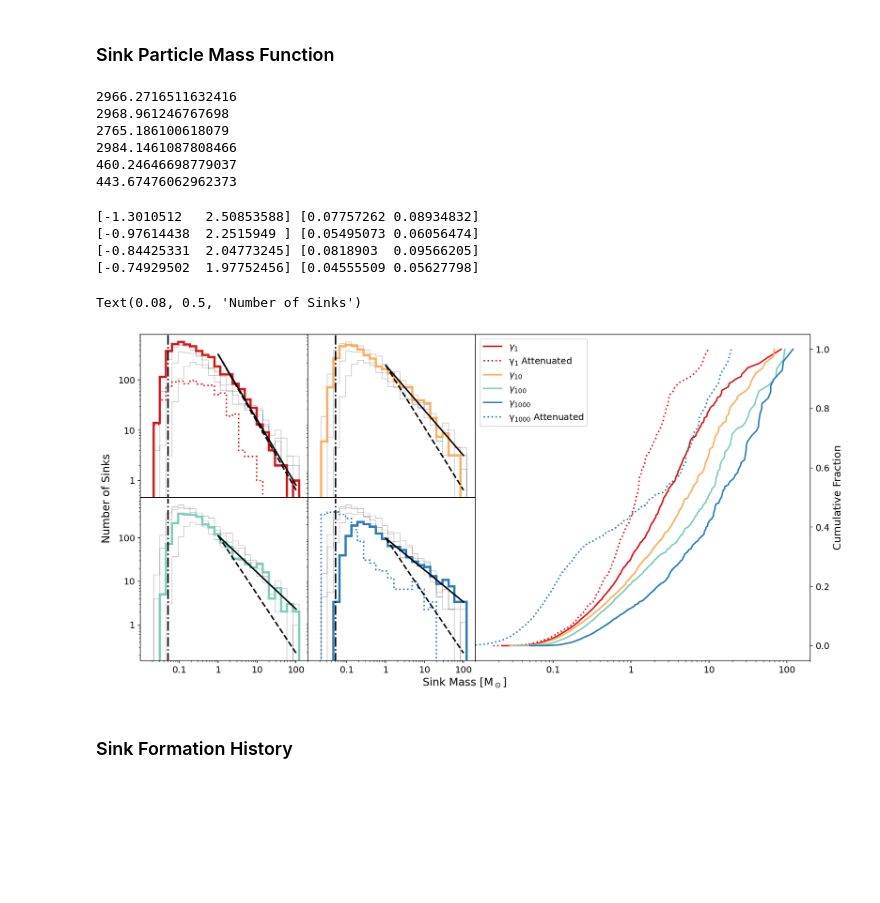
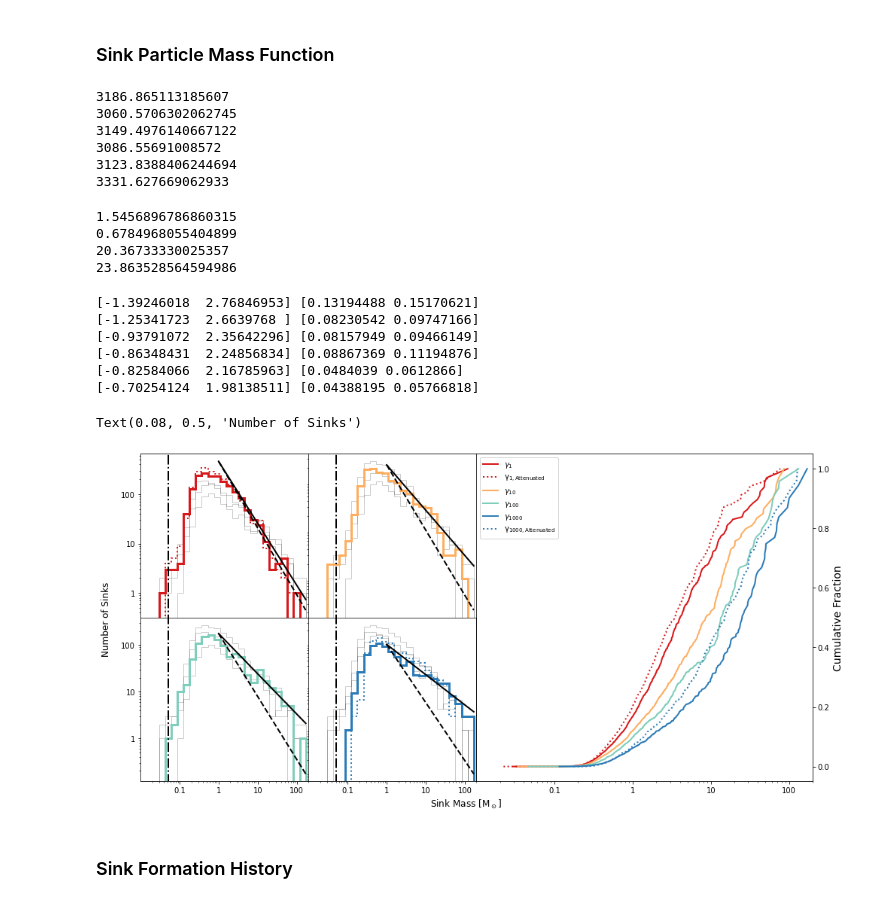
Before and after one commit to clonematthew/stardustCodes, a Jupyter notebook: sinkParticles.ipynb, the cells around one changed output. Cells and saved outputs as stored; diff of their text form; code cells hidden in the pictures; blank space fills up the shorter version.

```diff
--- a/sinkParticles.ipynb
+++ b/sinkParticles.ipynb
@@ -15,26 +15,26 @@ matplotlib.rcParams.update({'figure.dpi': 150})
 ### Sink Particle Mass Function
 # %%
 # Load in the sink data
-uv1s = readSinks(1, "/scratch/c.c1922522/bigClouds/UV1/sink_snap_148")
+uv1s = readSinks(1, "/UV1/sink_snap_074")
 print(np.sum(uv1s.sinkMass))
-uv10s = readSinks(1, "/scratch/c.c1922522/bigClouds/UV10/sink_snap_158")
+uv10s = readSinks(1, "/UV10/sink_snap_079")
 print(np.sum(uv10s.sinkMass))
-uv100s = readSinks(1, "/scratch/c.c1922522/bigClouds/UV100/sink_snap_166")
+uv100s = readSinks(1, "/UV100/sink_snap_087")
 print(np.sum(uv100s.sinkMass))
-uv1000s = readSinks(1, "/scratch/c.c1922522/bigClouds/UV1000/sink_snap_142")
+uv1000s = readSinks(1, "/UV1000/sink_snap_070")
 print(np.sum(uv1000s.sinkMass))
 
-uv1crs = readSinks(1, "/scratch/c.c1922522/bigClouds/UV1crAtt/sink_snap_089")
-uv1000crs = readSinks(1, "/scratch/c.c1922522/bigClouds/UV1000crAtt/sink_snap_087")
+uv1crs = readSinks(1, "/UV1attenuated/sink_snap_074")
+uv1000crs = readSinks(1, "/UV1000attenuated/sink_snap_063")
 print(np.sum(uv1crs.sinkMass))
 print(np.sum(uv1000crs.sinkMass))
 # %% [output]
-2966.2716511632416
-2968.961246767698
-2765.186100618079
-2984.1461087808466
-460.24646698779037
-443.67476062962373
+3186.865113185607
+3060.5706302062745
+3149.4976140667122
+3086.55691008572
+3123.8388406244694
+3331.627669062933
 # %%
 # Create the bins to plot against
 bins = np.linspace(np.min(np.log10(uv1s.sinkMass)), np.max(np.log10(uv1000s.sinkMass)), 25)
@@ -55,6 +55,22 @@ m2 = 10**m2
 m3 = 10**m3
 m4 = 10**m4
 bins = 10**bins
+# %%
+def getIMFStats(data):
+    print(np.mean(data.sinkMass))
+    print(np.median(data.sinkMass))
+
+    totalMass = np.sum(data.sinkMass)
+    mass = np.array(data.sinkMass)
+    print(100*np.sum(mass[mass<1])/totalMass)
+    print(100*np.sum(mass[mass>10])/totalMass)
+
+getIMFStats(uv1crs)
+# %% [output]
+1.5456896786860315
+0.6784968055404899
+20.36733330025357
+23.863528564594986
 # %%
 # Fit a line of best-fit
 def powerLawFit(x, alpha, beta):
@@ -78,7 +94,7 @@ axes = ["upper left", "upper center", "lower left", "lower center"]
 labels = ["$\\gamma_1$", "$\\gamma_{10}$", "$\\gamma_{100}$", "$\\gamma_{1000}$"]
 colors = [c.colours()[0], c.colours()[1], c.colours()[3], c.colours()[4]]
 m = [m1, m2, m3, m4]
-x = np.linspace(0, 2, 100)
+x = np.linspace(0, np.max(np.log10(uv1000s.sinkMass)), 100)
 
 # Plot the IMFs
 for i in range(4):
@@ -90,8 +106,18 @@ for i in range(4):
 
     if i == 0:
         hist = axs[axes[i]].hist(uv1crs.sinkMass, bins=bins, histtype="step", color=colors[i], linestyle=":", linewidth=2)
+        hist = np.histogram(np.log10(uv1crs.sinkMass), bins=20)
+        mass = hist[1][1:]
+        nums = np.log10(hist[0])
+        popt, pcov = curve_fit(powerLawFit, mass[mass>0], nums[mass>0])
+        print(popt, np.sqrt(np.diag(pcov)))
     elif i == 3:
         hist = axs[axes[i]].hist(uv1000crs.sinkMass, bins=bins, histtype="step", color=colors[i], linestyle=":", linewidth=2)
+        hist = np.histogram(np.log10(uv1000crs.sinkMass), bins=20)
+        mass = hist[1][1:]
+        nums = np.log10(hist[0])
+        popt, pcov = curve_fit(powerLawFit, mass[mass>0], nums[mass>0])
+        print(popt, np.sqrt(np.diag(pcov)))
 
     axs[axes[i]].set_xscale("log")
     axs[axes[i]].set_yscale("log")
@@ -108,47 +134,49 @@ for i in range(4):
     axs[axes[i]].vlines(jeansMass(1e8, 10), 0, 800, "k", linestyle="-.", linewidth=2)
 
     # Fit and plot the best fit line
-    hist = np.histogram(np.log10(thisPlot), bins=25)
+    hist = np.histogram(np.log10(thisPlot), bins=20)
     mass = hist[1][1:]
     nums = np.log10(hist[0])
     popt, pcov = curve_fit(powerLawFit, mass[mass>0], nums[mass>0])
 
     axs[axes[i]].plot(10**x, (10**popt[1])*(10**x)**(-1.35), "k", linestyle="--", linewidth=2)
     axs[axes[i]].plot(10**x, 10**(powerLawFit(x, *popt)), "k", linewidth=2)
     print(popt, np.sqrt(np.diag(pcov)))
 
     #axs[axes[i]].text(0.1,0.5, "N = %s" % len(thisPlot))
 
 # Plot the cumulative distributions
 for i in range(4):
     mSort = np.sort(m[i])
     mCum = np.cumsum(mSort)
 
     # Plot the data
     axs["right"].plot(mSort, mCum/mCum[-1], color=colors[i], linewidth=2, label=labels[i])
 
     if i == 0:
         mSort = np.sort(uv1crs.sinkMass)
-        axs["right"].plot(mSort, np.cumsum(mSort)/np.cumsum(mSort)[-1], color=colors[i], linestyle=":", linewidth=2, label="$\\rm \gamma_{1}$ Attenuated")
+        axs["right"].plot(mSort, np.cumsum(mSort)/np.cumsum(mSort)[-1], color=colors[i], linestyle=":", linewidth=2, label="$\\rm \gamma_{1, Attenuated}$")
     elif i == 3:
         mSort = np.sort(uv1000crs.sinkMass)
-        axs["right"].plot(mSort, np.cumsum(mSort)/np.cumsum(mSort)[-1], color=colors[i], linestyle=":", linewidth=2, label="$\\rm \gamma_{1000}$ Attenuated")
+        axs["right"].plot(mSort, np.cumsum(mSort)/np.cumsum(mSort)[-1], color=colors[i], linestyle=":", linewidth=2, label="$\\rm \gamma_{1000, Attenuated}$")
 
 axs["right"].yaxis.tick_right()
 axs["right"].set_ylabel("Cumulative Fraction", fontsize=14)
 axs["right"].yaxis.set_label_position("right")
 axs["right"].legend()
 axs['right'].set_xlim(0.01, 200)
 
 fig.supxlabel("Sink Mass $\\rm [M_\odot]$", y=0.06)
 fig.supylabel("Number of Sinks", x=0.08)
 # %% [output]
-[-1.3010512   2.50853588] [0.07757262 0.08934832]
-[-0.97614438  2.2515949 ] [0.05495073 0.06056474]
-[-0.84425331  2.04773245] [0.0818903  0.09566205]
-[-0.74929502  1.97752456] [0.04555509 0.05627798]
+[-1.39246018  2.76846953] [0.13194488 0.15170621]
+[-1.25341723  2.6639768 ] [0.08230542 0.09747166]
+[-0.93791072  2.35642296] [0.08157949 0.09466149]
+[-0.86348431  2.24856834] [0.08867369 0.11194876]
+[-0.82584066  2.16785963] [0.0484039 0.0612866]
+[-0.70254124  1.98138511] [0.04388195 0.05766818]
 Text(0.08, 0.5, 'Number of Sinks')
-[figure, old version]
+[figure, new version]
 # %% [markdown]
 ### Sink Formation History
 # %%
```
Also changed, not shown: parts of 21 cells of this notebook, 2 other files.
